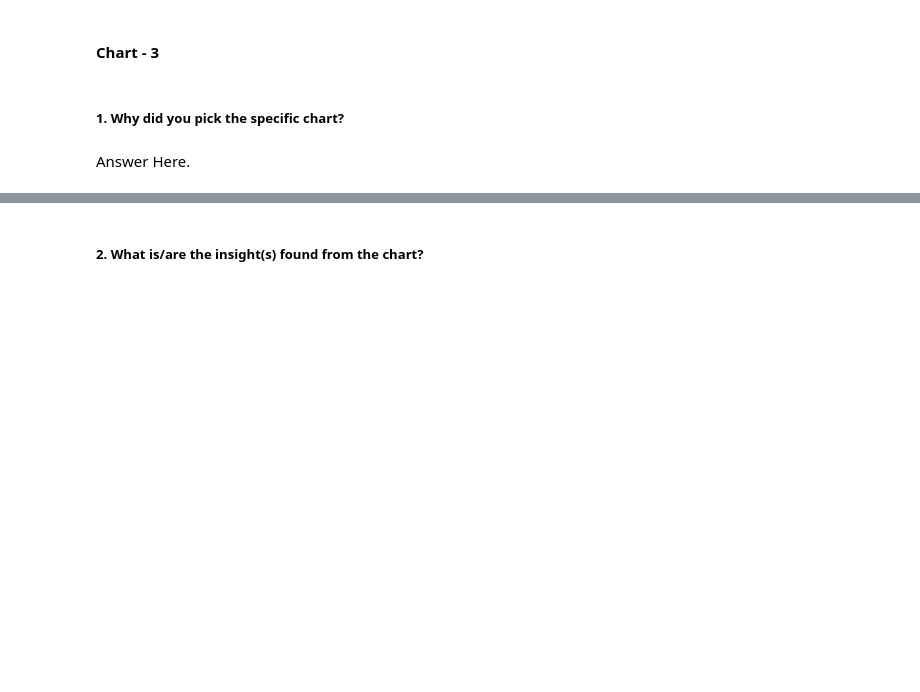
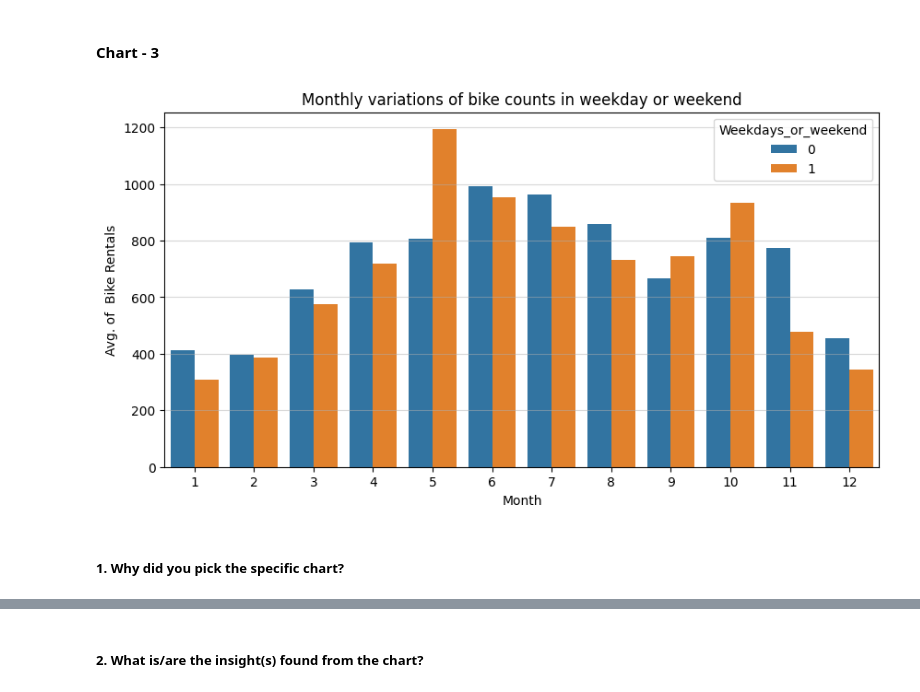
Before and after one commit to OmprakashDebata/Bike-Sharing-Demand-Regression, a Jupyter notebook: Bike_sharing_individual.ipynb, the cells around one changed output, grey strips where cells are left out. Saved outputs shown, nothing was run; the diff lists cells and outputs as text; code cells hidden in the pictures; blank space fills up the shorter version.

```diff
--- a/Bike_sharing_individual.ipynb
+++ b/Bike_sharing_individual.ipynb
@@ -785,4 +830,18 @@ Answer Here
+# %%
+# Chart - 3 visualization code
+
+# figure size
+plt.figure(figsize=(10, 5))
+
+# create a barplot
+sns.barplot(x='Month', y='Rented_bike_count', hue='Weekdays_or_weekend', data=month_weekday_rented)
+plt.title('Monthly variations of bike counts in weekday or weekend')
+plt.xlabel('Month')
+plt.ylabel('Avg. of  Bike Rentals')
+plt.legend(title='Weekdays_or_weekend')
+plt.grid(axis='y', linestyle='-', alpha=0.5)
+plt.show()
+# %% [output]
+[figure, added]
 # %% [markdown]
 ##### 1. Why did you pick the specific chart?
-# %% [markdown]
-Answer Here.
```
Also changed, not shown: parts of 140 cells of this notebook.
